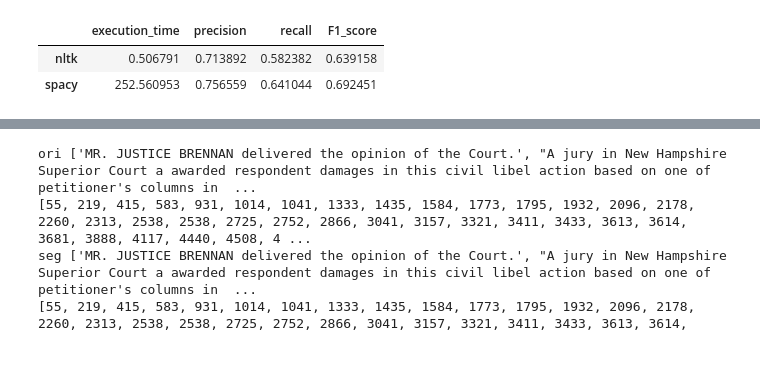
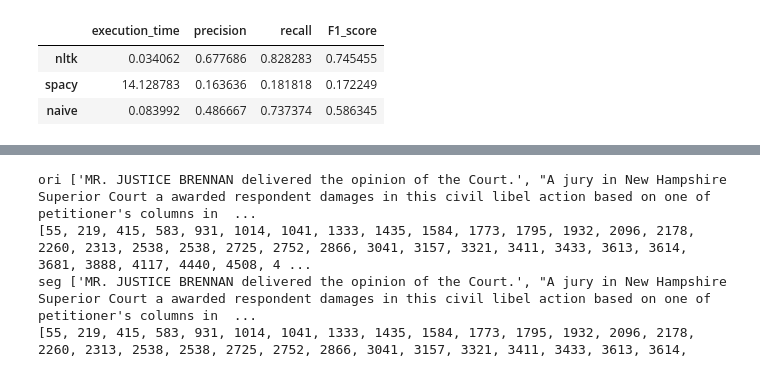
Before and after one commit to Eli6a/TER, a Jupyter notebook: test.ipynb, the cells around one changed output, grey strips where cells are left out. Cells and saved outputs as stored; diff of their text form; code cells hidden in the pictures.

Commit message:
eval_sklearn

```diff
--- a/test.ipynb
+++ b/test.ipynb
@@ -32,7 +32,10 @@ ZeroDivisionError: division by zero
 path = "../documents/train/ROSENBLATT v. BAER_MCL.txt"
 model = "nltk"
 tokenizer = "nltk-punkt"
+start = time.time()
 res = pipeline.pipeline(path, model=model, tokeniz=tokenizer)
+print(res)
+res_eval += [[time.time()-start, res[0], res[1], res[2]]]
 # %% [output]
 experts ['MR. JUSTICE BRENNAN delivered the opinion of the Court.', "A jury in New Hampshire Superior Court awarded respondent damages in this civil libel action based on one of petitioner's columns i ...
 tokens experts [['MR', '.', 'JUSTICE', 'BRENNAN', 'delivered', 'the', 'opinion', 'of', 'the', 'Court', '.'], ['A', 'jury', 'in', 'New', 'Hampshire', 'Superior', 'Court', 'awarded', 'respondent', 'dama ...
@@ -43,6 +48,9 @@ count seg 3220
 path = "../documents/train/ROSENBLATT v. BAER_MCL.txt"
 model = "spacy"
 tokenizer = "spacy"
+start = time.time()
 res2 = pipeline.pipeline(path, model=model, tokeniz=tokenizer)
+print(res2)
+res_eval += [[time.time()-start, res2[0], res2[1], res2[2]]]
 # %% [output]
 experts ['MR. JUSTICE BRENNAN delivered the opinion of the Court.', "A jury in New Hampshire Superior Court awarded respondent damages in this civil libel action based on one of petitioner's columns i ...
@@ -54,4 +61,7 @@ count seg 3182
 path = "../documents/train/ROSENBLATT v. BAER_MCL.txt"
 model = "naive"
 tokenizer = "nltk-word"
-res2 = pipeline.pipeline(path, model=model, tokeniz=tokenizer)
+start = time.time()
+res3 = pipeline.pipeline(path, model=model, tokeniz=tokenizer)
+print(res3)
+res_eval += [[time.time()-start, res3[0], res3[1], res3[2]]]
@@ -58,10 +76,11 @@ res2 = pipeline.pipeline(path, model=model, tokeniz=tokenizer)
 # %%
-little_df = pd.DataFrame(res_eval,columns=["execution_time","precision", "recall", "F1_score"], index=["nltk", "spacy"])
+little_df = pd.DataFrame(res_eval,columns=["execution_time","precision", "recall", "F1_score"], index=["nltk", "spacy", "naive"])
 little_df.style.highlight_max(color = 'green', axis = 0)
 # %% [output]
 |  | execution_time | precision | recall | F1_score |
-| nltk | 0.506791 | 0.713892 | 0.582382 | 0.639158 |
-| spacy | 252.560953 | 0.756559 | 0.641044 | 0.692451 |
+| nltk | 0.034062 | 0.677686 | 0.828283 | 0.745455 |
+| spacy | 14.128783 | 0.163636 | 0.181818 | 0.172249 |
+| naive | 0.083992 | 0.486667 | 0.737374 | 0.586345 |
 # %%
 file = open("../Exercice_a_la_Main/SegmentationMain.txt", "r")
 original = file.readlines()
```
Also changed, not shown: parts of 6 cells of this notebook, 5 other files.
